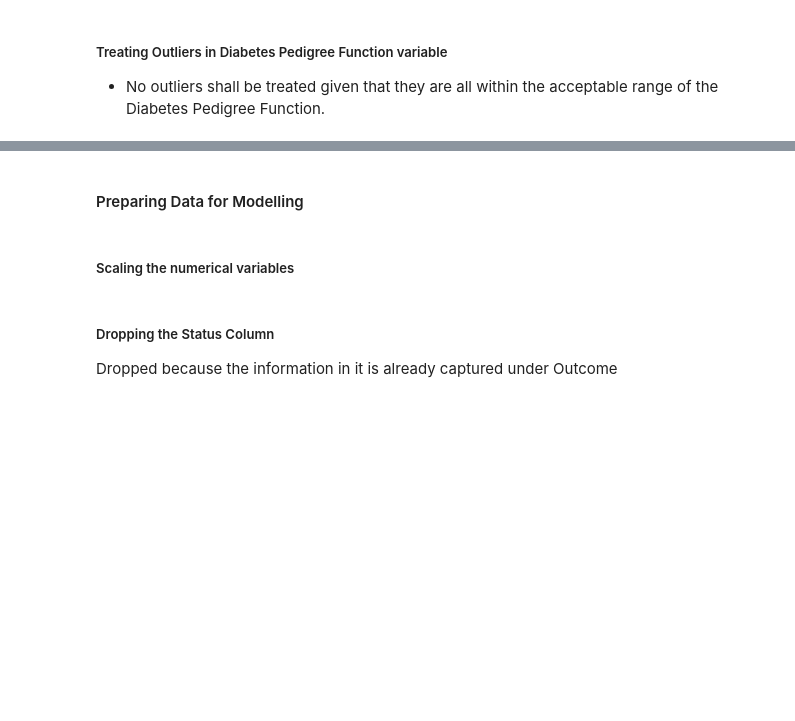
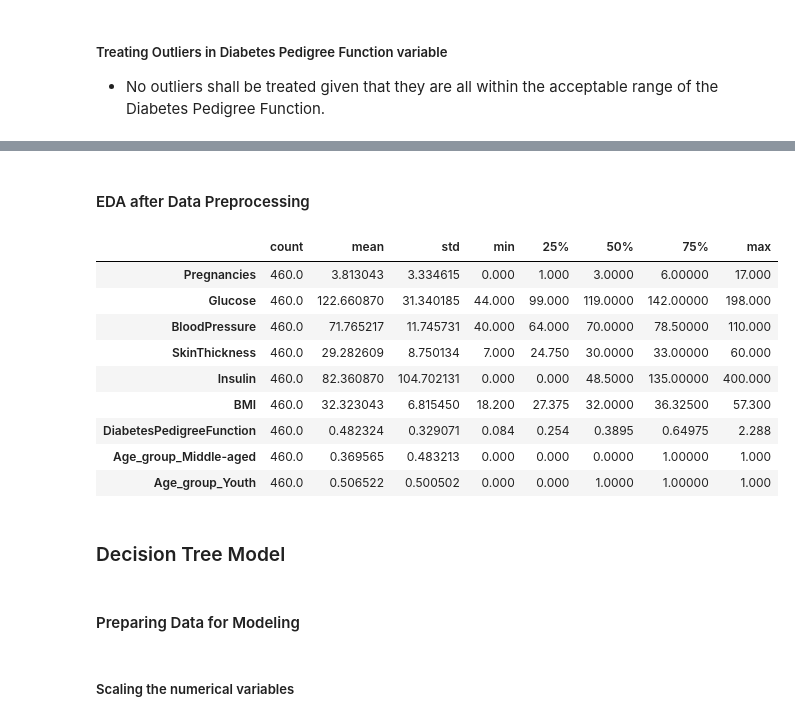
Before and after one commit to royssentongo/Own_projects, a Jupyter notebook: Pima_Diabetes.ipynb, the cells around one changed output, grey strips where cells are left out. Drawn from its saved outputs; the diff is of its cells as text; code cells hidden in the pictures; blank space fills up the shorter version.

```diff
--- a/Pima_Diabetes.ipynb
+++ b/Pima_Diabetes.ipynb
@@ -700,0 +841,12 @@ treat_outliers (x_temp,x_train,'Insulin',Q1=None,Q3=400)
+# %%
+# converting coefficients to odds
+odds = np.exp(lg2.params)
+
+# finding the percentage change
+perc_change_odds = (np.exp(lg2.params) - 1) * 100
+
+# removing limit from number of columns to display
+pd.set_option("display.max_columns", None)
+
+# adding the odds to a dataframe
+pd.DataFrame({"Odds": odds, "Change_odd%": perc_change_odds}, index=X_stat_train2.columns).T
@@ -701,5 +888,23 @@ treat_outliers (x_temp,x_train,'Insulin',Q1=None,Q3=400)
+# %% [markdown]
+#### EDA after Data Preprocessing
+# %%
+# Checking the description
+x_train.describe(include='all').T
+# %% [output]
+|  | count | mean | std | min | 25% | 50% | 75% | max |
+| Pregnancies | 460.0 | 3.813043 | 3.334615 | 0.000 | 1.000 | 3.0000 | 6.00000 | 17.000 |
+| Glucose | 460.0 | 122.660870 | 31.340185 | 44.000 | 99.000 | 119.0000 | 142.00000 | 198.000 |
+| BloodPressure | 460.0 | 71.765217 | 11.745731 | 40.000 | 64.000 | 70.0000 | 78.50000 | 110.000 |
+| SkinThickness | 460.0 | 29.282609 | 8.750134 | 7.000 | 24.750 | 30.0000 | 33.00000 | 60.000 |
+| Insulin | 460.0 | 82.360870 | 104.702131 | 0.000 | 0.000 | 48.5000 | 135.00000 | 400.000 |
+| BMI | 460.0 | 32.323043 | 6.815450 | 18.200 | 27.375 | 32.0000 | 36.32500 | 57.300 |
+| DiabetesPedigreeFunction | 460.0 | 0.482324 | 0.329071 | 0.084 | 0.254 | 0.3895 | 0.64975 | 2.288 |
+| Age_group_Middle-aged | 460.0 | 0.369565 | 0.483213 | 0.000 | 0.000 | 0.0000 | 1.00000 | 1.000 |
+| Age_group_Youth | 460.0 | 0.506522 | 0.500502 | 0.000 | 0.000 | 1.0000 | 1.00000 | 1.000 |
+# %% [markdown]
+### Decision Tree Model
 # %% [markdown]
-#### Preparing Data for Modelling
+#### Preparing Data for Modeling
 # %% [markdown]
 ##### Scaling the numerical variables
 # %%
@@ -714,6 +921,3 @@ x_train[num_cols]=scaler.fit_transform(x_train[num_cols])
 
 # Transforming x_val
 x_val[num_cols]=scaler.transform(x_val[num_cols])
-# %% [markdown]
-##### Dropping the Status Column
-Dropped because the information in it is already captured under Outcome
```
Also changed, not shown: parts of 52 cells of this notebook.
